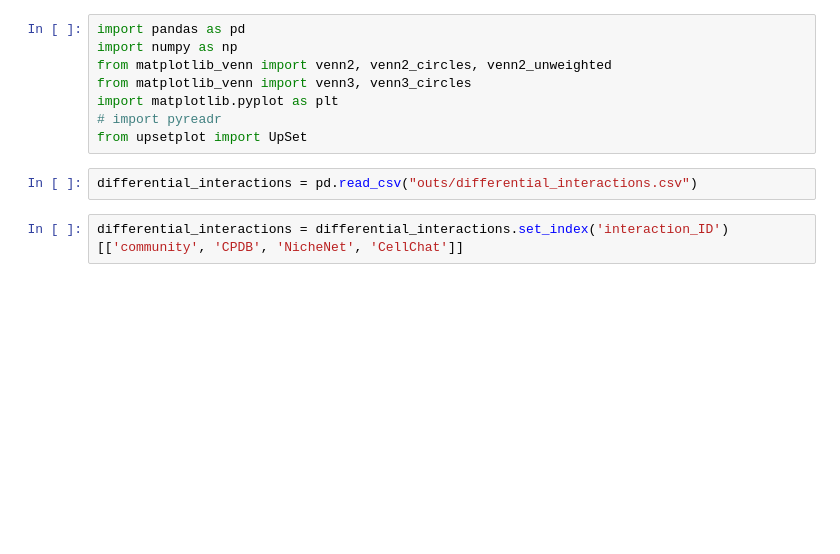
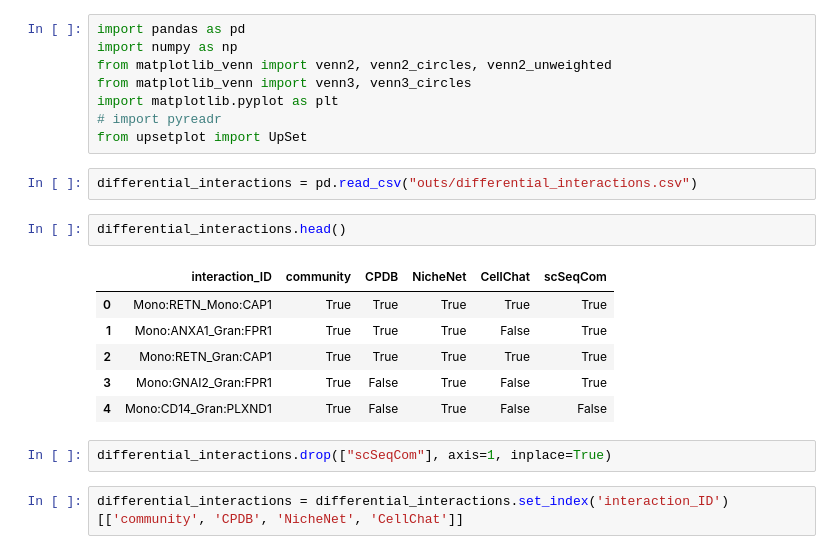
Before and after one commit to colomemaria/community-paper, a Jupyter notebook: src/method_comparison/compare_algorithms/compare_results/Upset_Plots.ipynb, the cells around one changed output. Cells and saved outputs as stored; diff of their text form; blank space fills up the shorter version.

```diff
--- a/src/method_comparison/compare_algorithms/compare_results/Upset_Plots.ipynb
+++ b/src/method_comparison/compare_algorithms/compare_results/Upset_Plots.ipynb
@@ -8,6 +8,17 @@ import matplotlib.pyplot as plt
 from upsetplot import UpSet
 # %%
 differential_interactions = pd.read_csv("outs/differential_interactions.csv")
+# %%
+differential_interactions.head()
+# %% [output]
+|  | interaction_ID | community | CPDB | NicheNet | CellChat | scSeqCom |
+| 0 | Mono:RETN_Mono:CAP1 | True | True | True | True | True |
+| 1 | Mono:ANXA1_Gran:FPR1 | True | True | True | False | True |
+| 2 | Mono:RETN_Gran:CAP1 | True | True | True | True | True |
+| 3 | Mono:GNAI2_Gran:FPR1 | True | False | True | False | True |
+| 4 | Mono:CD14_Gran:PLXND1 | True | False | True | False | False |
+# %%
+differential_interactions.drop(["scSeqCom"], axis=1, inplace=True)
 # %%
 differential_interactions = differential_interactions.set_index('interaction_ID')[['community', 'CPDB', 'NicheNet', 'CellChat']]
 # %%
```
Also changed, not shown: parts of 9 cells of this notebook, 35 other files.
